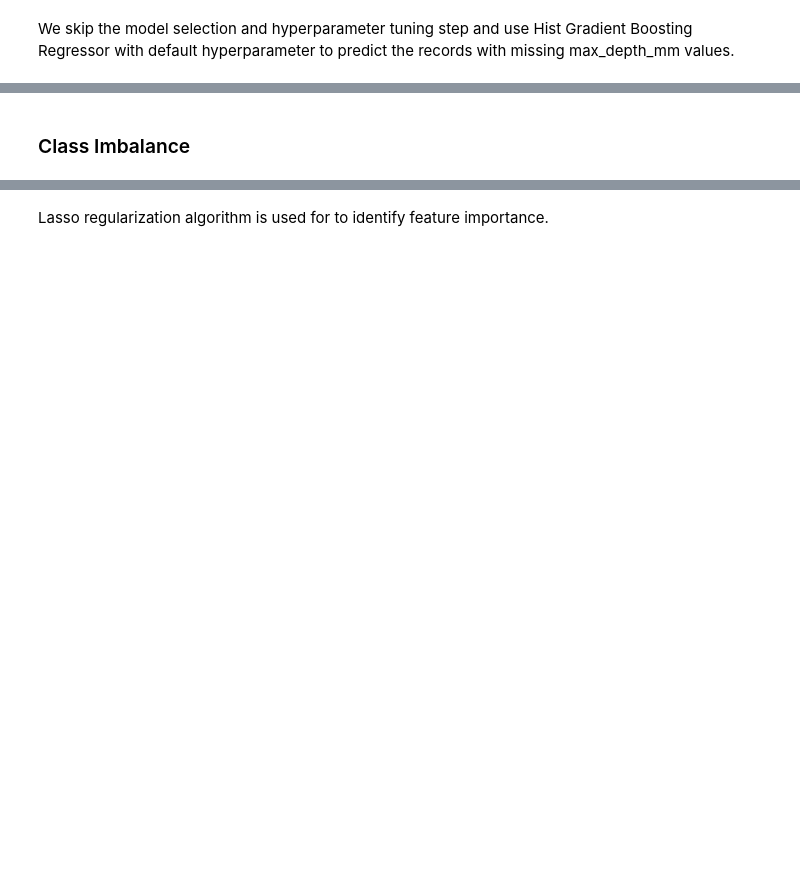
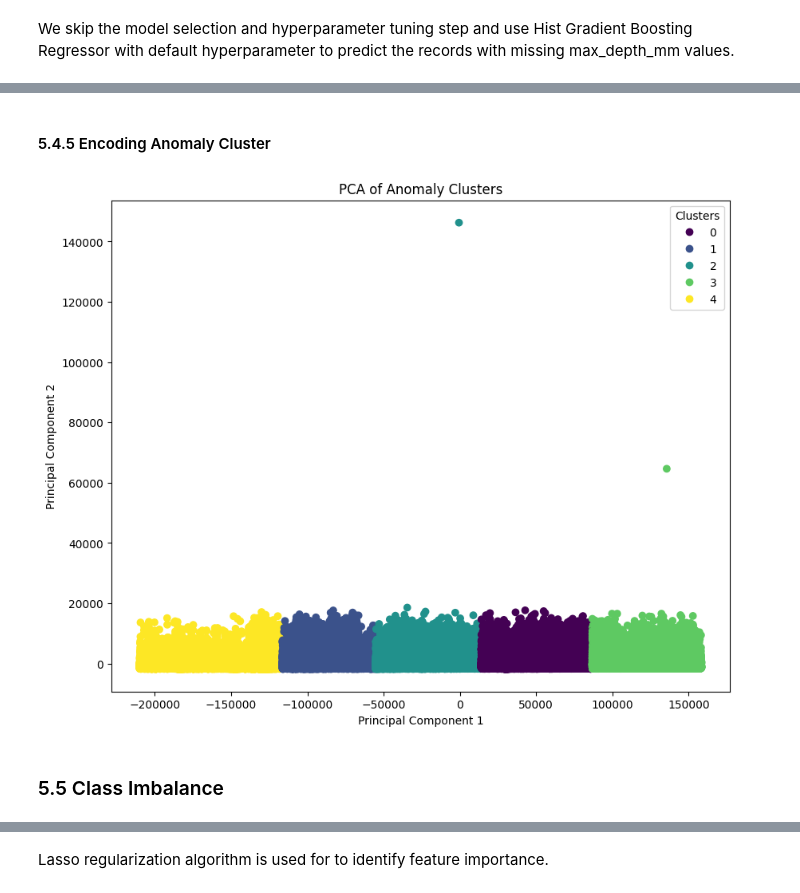
Before and after one commit to Farhad-Davaripour/AI_Applications_in_Pipeline_Engineering, a Jupyter notebook: demo.ipynb, the cells around one changed output, grey strips where cells are left out. Saved outputs shown, nothing was run; the diff lists cells and outputs as text; code cells hidden in the pictures; blank space fills up the shorter version.

```diff
--- a/demo.ipynb
+++ b/demo.ipynb
@@ -306,0 +311,2 @@ DPrev_Old_Filtered_Anomaly_mapped_df = outlier_handler.remove_outliers_isolation
+# %% [markdown]
+#### 5.4.5 Encoding Anomaly Cluster
@@ -307,5 +315,37 @@ DPrev_Old_Filtered_Anomaly_mapped_df = outlier_handler.remove_outliers_isolation
+# %%
+# List of features to be used for clustering
+clustering_features = [
+    'RelativeDistance_m',
+    'FeatureLength_mm',
+    'FeatureWidth_mm',
+    'MaxDepth_mm',
+    'SignificantPointOrientation_deg',
+    'Prev_RelativeDistance_m',
+    'Prev_FeatureLength_mm',
+    'Prev_FeatureWidth_mm',
+    'Prev_MaxDepth_mm',
+    'Prev_SignificantPointOrientation_deg',
+    'JointLength_m',
+    'SeamOrientation_deg',
+    'StartPointDistance_m',
+    'StartPointOrientation_deg',
+    'EndPointDistance_m',
+    'EndPointOrientation_deg',
+    'SignificantPointRelDistance_m',
+    'WallThickness_mm',
+    'AspectRatio',
+    'FeatureArea_mm2',
+    'estimated_max_depth_mm'
+]
+# %%
+clusterer = AnomalyClusterer(DPrev_Old_Filtered_Anomaly_mapped_df, clustering_features)
+DPrev_Old_Filtered_Anomaly_mapped_df = clusterer.perform_clustering()
+# %%
+clusterer.visualize_clusters()
+# %% [output]
+[figure, added]
 # %% [markdown]
-### Class Imbalance
+### 5.5 Class Imbalance
 # %%
 # class_counts = DPrev_Old_Filtered_Anomaly_mapped_df['MaxDepth_mm'].value_counts().sort_index()
 sns.histplot(DPrev_Old_Filtered_Anomaly_mapped_df['MaxDepth_mm'], bins=100)
```
Also changed, not shown: parts of 75 cells of this notebook, 5 other files.
